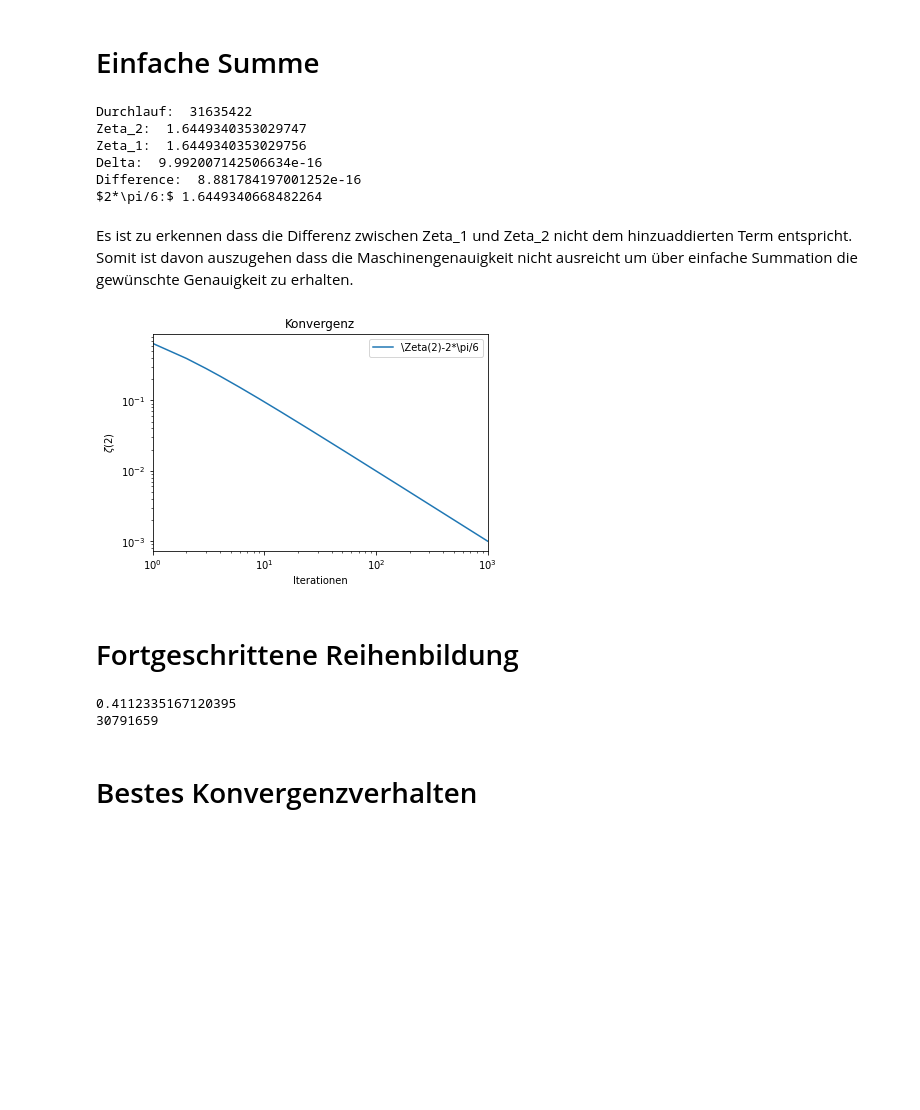
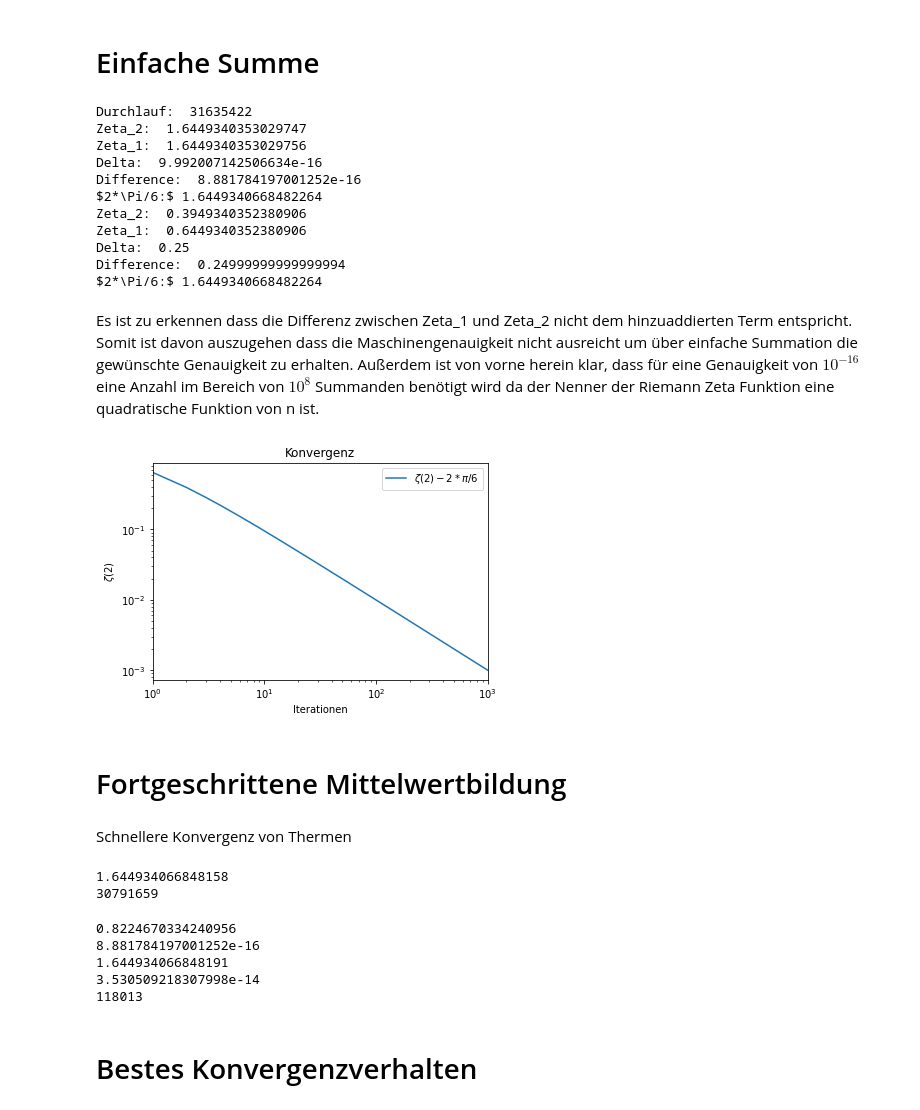
Before and after one commit to PuppetM4st8R/CP_Blatt_1, a Jupyter notebook: physik441_Blatt1_Lotz_Hübbel.ipynb, the cells around one changed output. Saved outputs shown, nothing was run; the diff lists cells and outputs as text; code cells hidden in the pictures; blank space fills up the shorter version.

```diff
--- a/physik441_Blatt1_Lotz_Hübbel.ipynb
+++ b/physik441_Blatt1_Lotz_Hübbel.ipynb
@@ -28,44 +28,60 @@ for n in range(1,N_1+1):
         print('Zeta_1: ',zeta_1)
         print('Delta: ',1/n**s)
         print('Difference: ',zeta_1-zeta_2)
-        print('$2*\pi/6:$',np.pi**2/6)
+        print('$2*\Pi/6:$',np.pi**2/6)
         break
+
+zeta_1 = 0
+for m in range(n,1,-1):
+    zeta_2=zeta_1
+    zeta_1=zeta_1+(1/m**s)
+print('Zeta_2: ',zeta_2)
+print('Zeta_1: ',zeta_1)
+print('Delta: ',1/m**s)
+print('Difference: ',zeta_1-zeta_2)
+print('$2*\Pi/6:$',np.pi**2/6)
 # %% [output]
 Durchlauf:  31635422
 Zeta_2:  1.6449340353029747
 Zeta_1:  1.6449340353029756
 Delta:  9.992007142506634e-16
 Difference:  8.881784197001252e-16
-$2*\pi/6:$ 1.6449340668482264
+$2*\Pi/6:$ 1.6449340668482264
+Zeta_2:  0.3949340352380906
+Zeta_1:  0.6449340352380906
+Delta:  0.25
+Difference:  0.24999999999999994
+$2*\Pi/6:$ 1.6449340668482264
 # %% [markdown]
 Es ist zu erkennen dass die Differenz zwischen Zeta_1 und Zeta_2 nicht dem hinzuaddierten Term entspricht. Somit ist davon auszugehen dass die Maschinengenauigkeit nicht ausreicht um über einfache Summation die gewünschte Genauigkeit zu erhalten.
+Außerdem ist von vorne herein klar, dass für eine Genauigkeit von $10^{-16}$ eine Anzahl im Bereich von $10^{8}$ Summanden benötigt wird da der Nenner der Riemann Zeta Funktion eine quadratische Funktion von n ist.
 # %%
 def Zeta(N):
     zeta_1=0
     for n in range(1,N+1):
         zeta_2=zeta_1
         zeta_1=zeta_1+(1/n**s)
     return zeta_1
 
 N=range(1,1000)
 
 #Plot
-plt.plot(N,[abs(Zeta(n)-np.pi**2/6) for n in N],label='\Zeta(2)-2*\pi/6')
+plt.plot(N,[abs(Zeta(n)-np.pi**2/6) for n in N],label='$\zeta(2)-2*\pi/6$')
 plt.yscale('log')
 plt.xscale('log')
 plt.xlabel('Iterationen')
 plt.ylabel('$\zeta(2)$')
 plt.title('Konvergenz')
 
 
 plt.xlim(1,10**3)
 
 # show a legend on the graph
 plt.legend()
 
 # show graph
 plt.show()
 # %% [output]
-[figure, old version]
+[figure, new version]
 # %% [markdown]
-# Fortgeschrittene Reihenbildung
+# Fortgeschrittene Mittelwertbildung
@@ -74,9 +88,12 @@ Schnellere Konvergenz von Thermen
+# %% [markdown]
+Schnellere Konvergenz von Thermen
 # %%
 s = 2
 
 #Verwende alternierende Reihe (-> Dirichlet Etafunktion)
 eta_1 = 0
 eps = 1*10**(-15)
+S = 0
 
 N_1= 10**15
 
@@ -85,11 +102,43 @@ for n in range(1,N_1+1):
     eta_1 = eta_1 + (-1)**(n+1)/n**s
     if abs(abs(eta_2)-abs(eta_1))<eps:
         break
-print(eta_1*(1-2**(1-s)))
+
+print(eta_1/(1-2**(1-s)))
 print(n)
 # %% [output]
-0.4112335167120395
+1.644934066848158
 30791659
+# %%
+s = 2
+
+#Verwende alternierende Reihe (-> Dirichlet Etafunktion)
+eta_1 = 0
+eps = 1*10**(-15)
+S_neu = 0
+
+N_1= 10**15
+
+for n in range(1,N_1+1):
+    eta_2 = eta_1
+    eta_1 = eta_1 + (-1)**(n+1)/n**s
+    S_alt = S_neu
+    S_neu = 1/2*(eta_1 + eta_2)
+    if abs(abs(S_alt/(1-2**(1-s)))-abs(S_neu/(1-2**(1-s))))<eps:
+
+        print(S_neu)
+        break
+
+print(abs(abs(S_alt/(1-2**(1-s)))-abs(S_neu/(1-2**(1-s)))))
+
+print(S_neu/(1-2**(1-s)))
+print(abs(np.pi**2/6-S_neu/(1-2**(1-s))))
+print(n)
+# %% [output]
+0.8224670334240956
+8.881784197001252e-16
+1.644934066848191
+3.530509218307998e-14
+118013
 # %% [markdown]
 # Bestes Konvergenzverhalten
 # %%
```
Also changed, not shown: parts of 2 cells of this notebook.
